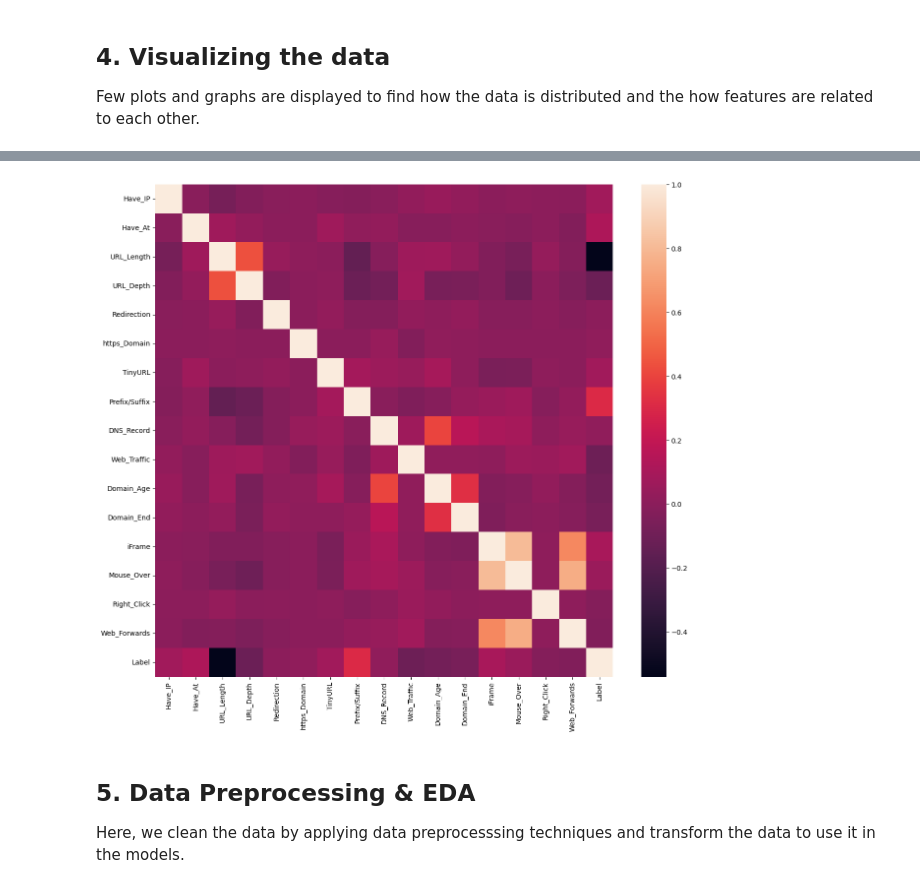
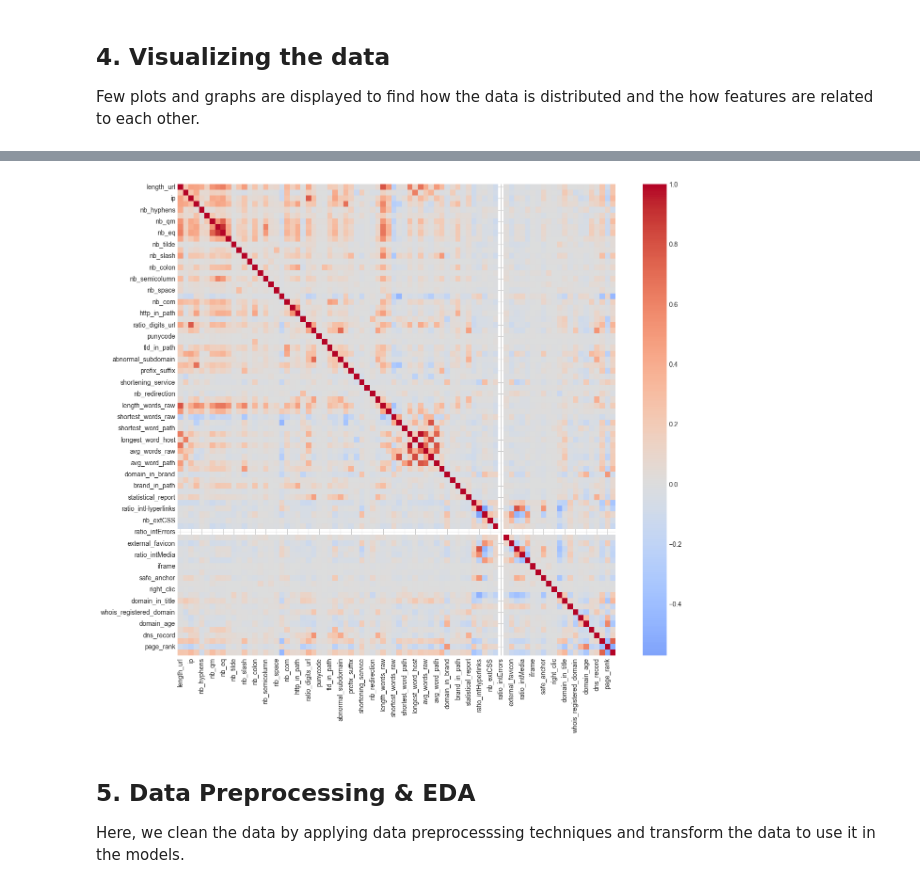
Before and after one commit to rubenmartogi/Phishing-Website-Detection-using-XGBoost-and-RFM, a Jupyter notebook: Phishing Website Detection_Models & Training.ipynb, the cells around one changed output, grey strips where cells are left out. Drawn from its saved outputs; the diff is of its cells as text; code cells hidden in the pictures.

```diff
--- a/Phishing Website Detection_Models & Training.ipynb
+++ b/Phishing Website Detection_Models & Training.ipynb
@@ -33,0 +23,3 @@ data0.head()
+# %%
+data0 = pd.read_csv("DataFiles/Dataset89_terbaru.csv")
+data0.head()
@@ -80,0 +87,15 @@ plt.show()
+# %%
+import matplotlib.pyplot as plt
+plt.style.use("seaborn-v0_8-whitegrid")
+
+numeric_cols = data0.select_dtypes(include="number")
+numeric_cols.hist(
+    bins=30,
+    figsize=(20, 16),
+    color="skyblue",
+    edgecolor="black",
+    layout=(10, 10)
+)
+plt.suptitle("Feature Distributions (Numeric Columns)", y=1.02, fontsize=16)
+plt.tight_layout()
+plt.show()
@@ -81,11 +104,11 @@ plt.show()
 # %%
 #Correlation heatmap
-
-plt.figure(figsize=(15,13))
-sns.heatmap(data0.corr())
+plt.figure(figsize=(15, 13))
+corr = data0.select_dtypes(include="number").corr()
+sns.heatmap(corr, cmap="coolwarm", center=0)
 plt.show()
 # %% [output]
-[figure, old version]
+[figure, new version]
 # %% [markdown]
 ## **5. Data Preprocessing & EDA**
 Here, we clean the data by applying data preprocesssing techniques and transform the data to use it in the models.
```
Also changed, not shown: parts of 17 cells of this notebook, 1 other file.
